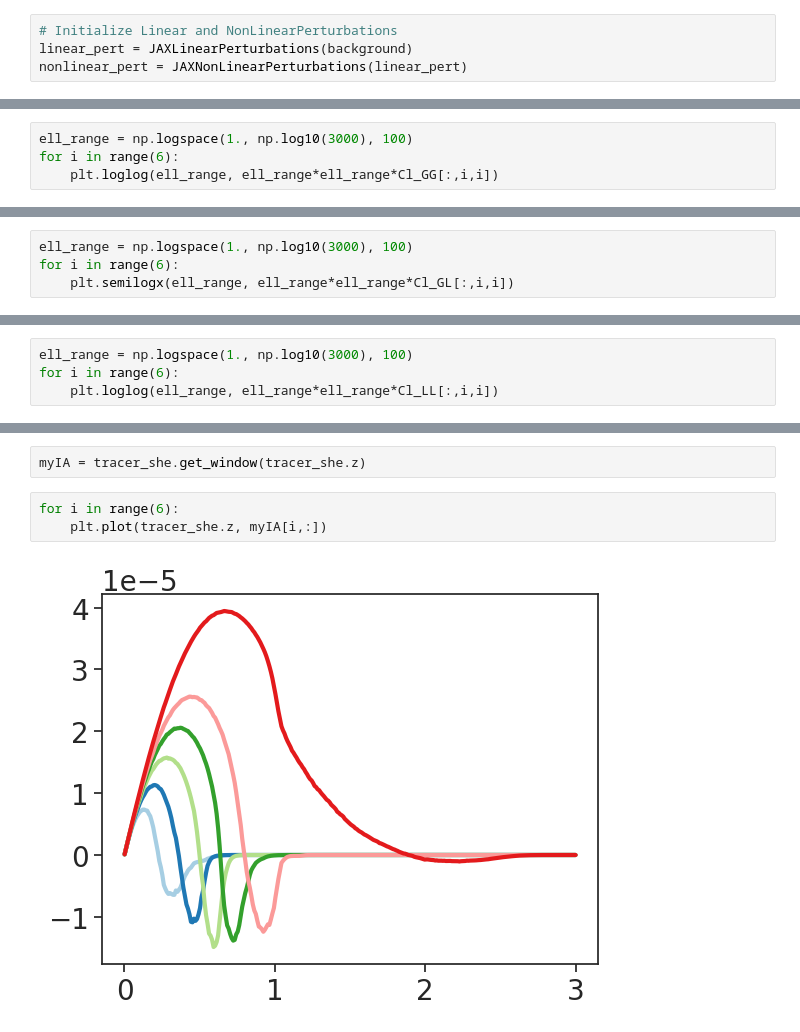
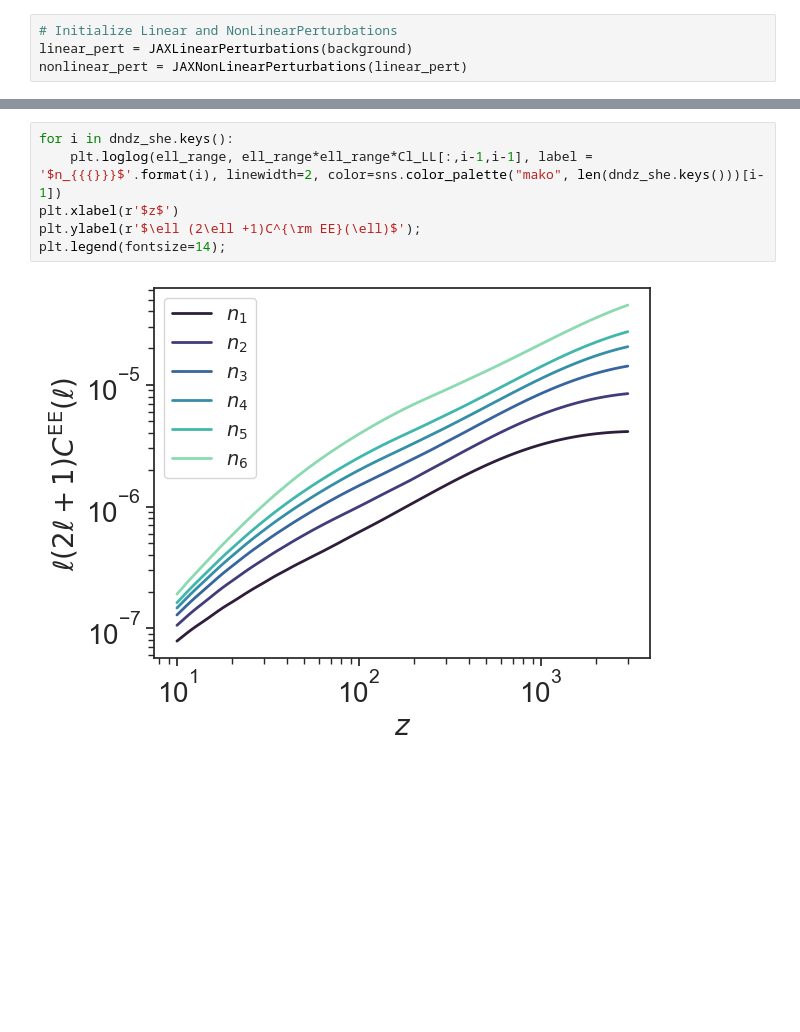
Before and after one commit to cloe-org/cloelib, a Jupyter notebook: notebooks/observables/photo.ipynb, the cells around one changed output, grey strips where cells are left out. Drawn from its saved outputs; the diff is of its cells as text; blank space fills up the shorter version.

```diff
--- a/notebooks/observables/photo.ipynb
+++ b/notebooks/observables/photo.ipynb
@@ -156,4 +194,0 @@ Cl_LL = AngularTwoPoint(tracer_she, tracer_she).get_Cl()
-# %%
-ell_range = np.logspace(1., np.log10(3000), 100)
-for i in range(6):
-    plt.loglog(ell_range, ell_range*ell_range*Cl_GG[:,i,i])
@@ -162,4 +194,0 @@ for i in range(6):
-# %%
-ell_range = np.logspace(1., np.log10(3000), 100)
-for i in range(6):
-    plt.semilogx(ell_range, ell_range*ell_range*Cl_GL[:,i,i])
@@ -168,4 +194,0 @@ for i in range(6):
-# %%
-ell_range = np.logspace(1., np.log10(3000), 100)
-for i in range(6):
-    plt.loglog(ell_range, ell_range*ell_range*Cl_LL[:,i,i])
@@ -174,7 +195,8 @@ for i in range(6):
-# %%
-myIA = tracer_she.get_window(tracer_she.z)
-# %%
-for i in range(6):
-    plt.plot(tracer_she.z, myIA[i,:])
-# %% [output]
-[figure, removed]
+# %%
+for i in dndz_she.keys():
+    plt.loglog(ell_range, ell_range*ell_range*Cl_LL[:,i-1,i-1], label = '$n_{{{}}}$'.format(i), linewidth=2, color=sns.color_palette("mako", len(dndz_she.keys()))[i-1])
+plt.xlabel(r'$z$')
+plt.ylabel(r'$\ell (2\ell +1)C^{\rm EE}(\ell)$');
+plt.legend(fontsize=14);
+# %% [output]
+[figure, added]
```
Also changed, not shown: parts of 20 cells of this notebook, 2 other files.
